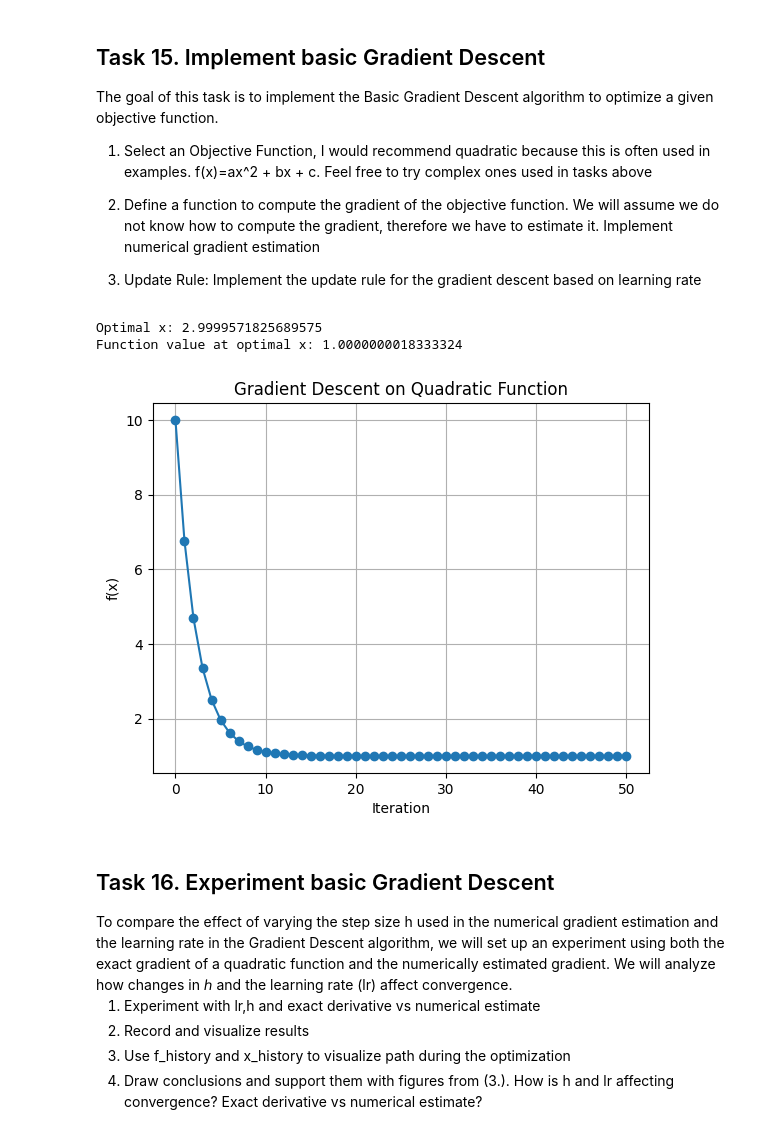
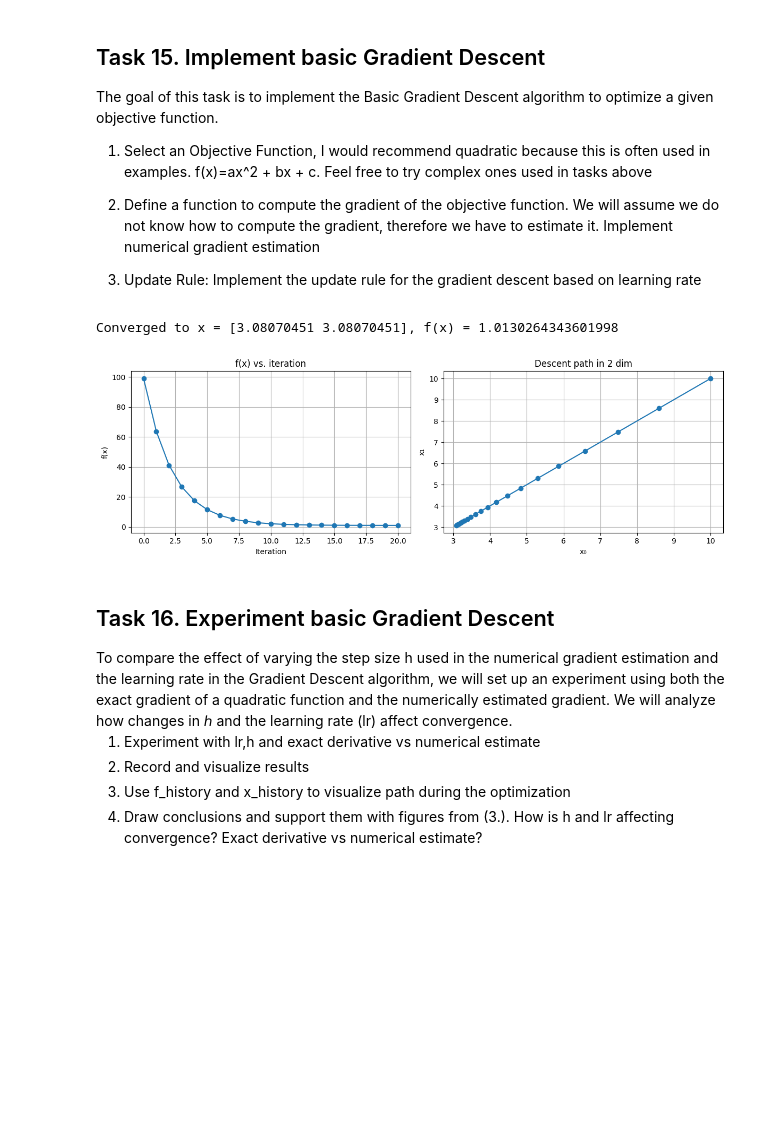
Before and after one commit to MarioSomodi/Optimization-Algorithms, a Jupyter notebook: OABOEC_Project_Mario_Somodi.ipynb, the cells around one changed output. Drawn from its saved outputs; the diff is of its cells as text; code cells hidden in the pictures; blank space fills up the shorter version.

```diff
--- a/OABOEC_Project_Mario_Somodi.ipynb
+++ b/OABOEC_Project_Mario_Somodi.ipynb
@@ -900,31 +900,21 @@ The goal of this task is to implement the Basic Gradient Descent algorithm to op
 
 2.   Define a function to compute the gradient of the objective function. We will assume we do not know how to compute the gradient, therefore we have to estimate it. Implement numerical gradient estimation
 3.   Update Rule: Implement the update rule for the gradient descent based on learning rate
-# %%
-initial_x = 0.0
-lr = 0.1
-iterations = 50
-
-# Run gradient descent
-x_opt, f_hist, x_hist = gradient_descent(quadratic_objective_function,
-                                           initial_x,
-                                           lr,
-                                           iterations)
-print(f"Optimal x: {x_opt}")
-print(f"Function value at optimal x: {quadratic_objective_function(x_opt)}")
-
-# Visualization of convergence
-plt.figure()
-plt.plot(f_hist, marker="o")
-plt.title("Gradient Descent on Quadratic Function")
-plt.xlabel("Iteration")
-plt.ylabel("f(x)")
-plt.grid(True)
-plt.show()
-# %% [output]
-Optimal x: 2.9999571825689575
-Function value at optimal x: 1.0000000018333324
-[figure, removed]
+# %%
+gd_quadratic = GradientDescent(
+    objective=QuadraticObjective(),
+    starting_point=[10.0, 10.0],
+    learning_rate=0.1,
+    num_iterations=20
+)
+
+gd_quadratic.run()
+print(f"Converged to x = {gd_quadratic.final_x}, f(x) = {gd_quadratic.final_f}")
+
+gd_quadratic.plot_convergence()
+# %% [output]
+Converged to x = [3.08070451 3.08070451], f(x) = 1.0130264343601998
+[figure, added]
 # %% [markdown]
 <h2> Task 16. Experiment basic Gradient Descent </h2>
 To compare the effect of varying the step size h used in the numerical gradient estimation and the learning rate in the Gradient Descent algorithm, we will set up an experiment using both the exact gradient of a quadratic function and the numerically estimated gradient. We will analyze how changes in ℎ and the learning rate (lr) affect convergence.
```
Also changed, not shown: parts of 4 cells of this notebook, 3 other files.
